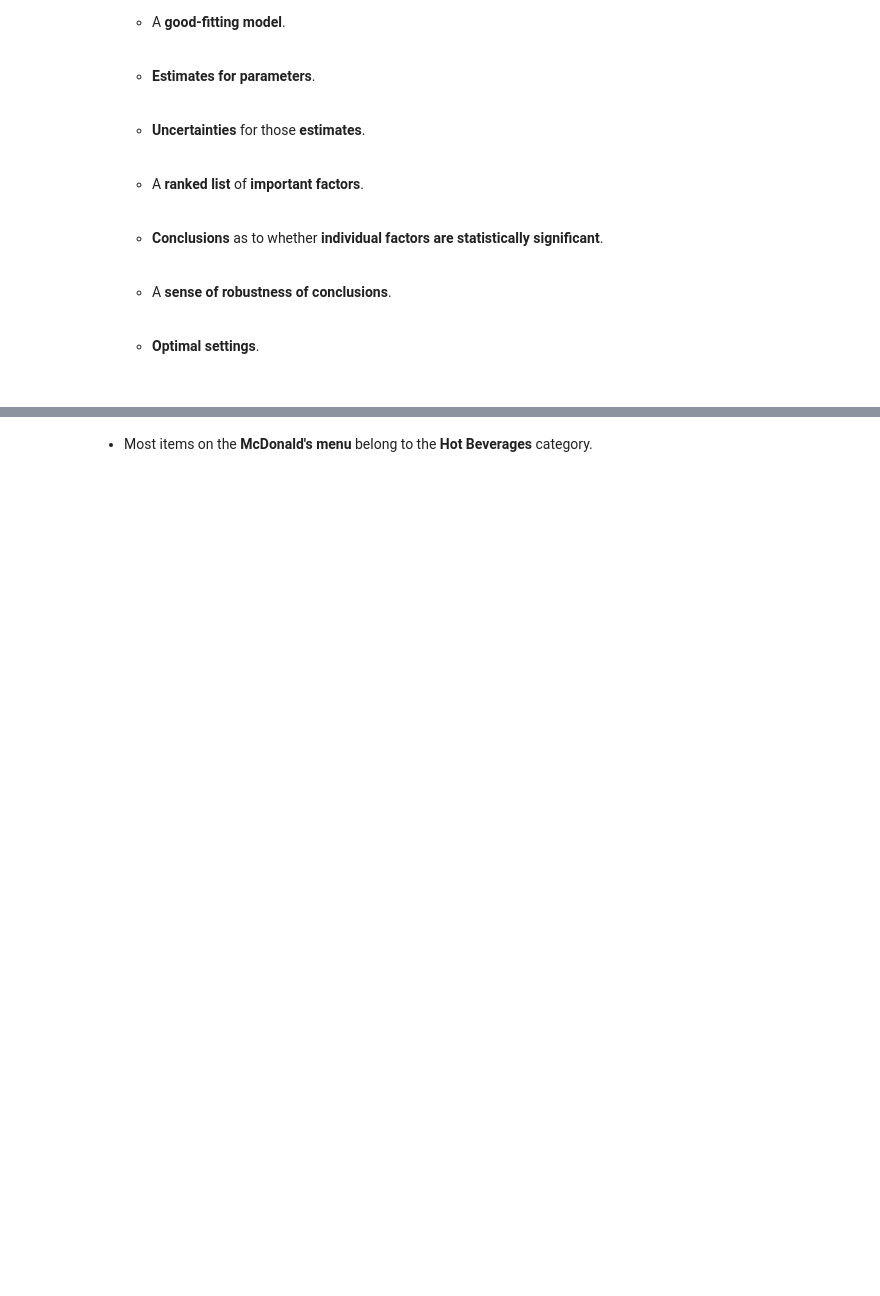
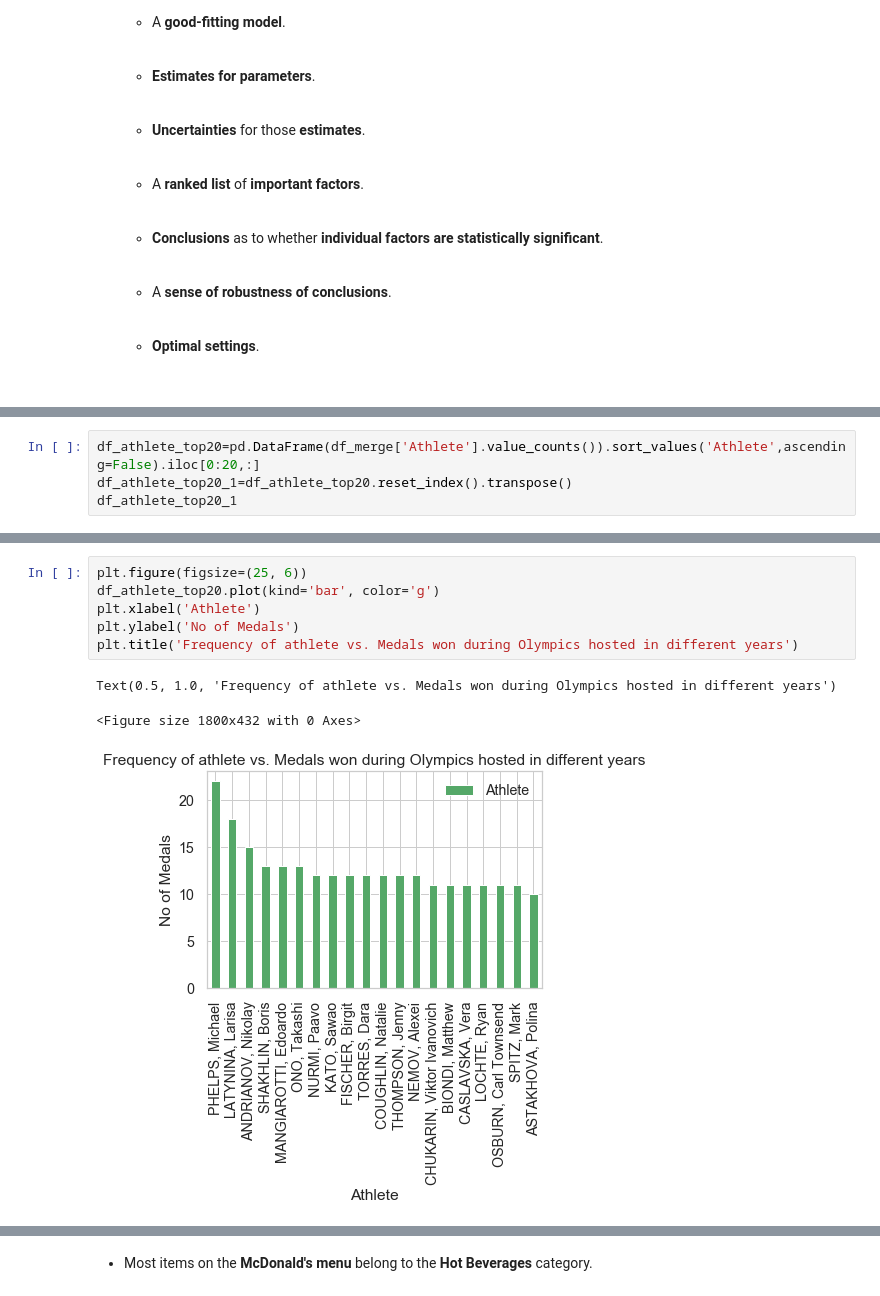
Before and after one commit to hemanthappala/Olympics, a Jupyter notebook: EDA_on_Summer_Olympics.ipynb, the cells around one changed output, grey strips where cells are left out. Drawn from its saved outputs; the diff is of its cells as text; blank space fills up the shorter version.

```diff
--- a/EDA_on_Summer_Olympics.ipynb
+++ b/EDA_on_Summer_Olympics.ipynb
@@ -859,0 +685,4 @@ Text(0, 0.5, 'Count')
+# %%
+df_athlete_top20=pd.DataFrame(df_merge['Athlete'].value_counts()).sort_values('Athlete',ascending=False).iloc[0:20,:]
+df_athlete_top20_1=df_athlete_top20.reset_index().transpose()
+df_athlete_top20_1
@@ -859,0 +693,10 @@ Text(0, 0.5, 'Count')
+# %%
+plt.figure(figsize=(25, 6))
+df_athlete_top20.plot(kind='bar', color='g')
+plt.xlabel('Athlete')
+plt.ylabel('No of Medals')
+plt.title('Frequency of athlete vs. Medals won during Olympics hosted in different years')
+# %% [output]
+Text(0.5, 1.0, 'Frequency of athlete vs. Medals won during Olympics hosted in different years')
+<Figure size 1800x432 with 0 Axes>
+[figure, added]
```
Also changed, not shown: parts of 206 cells of this notebook.
